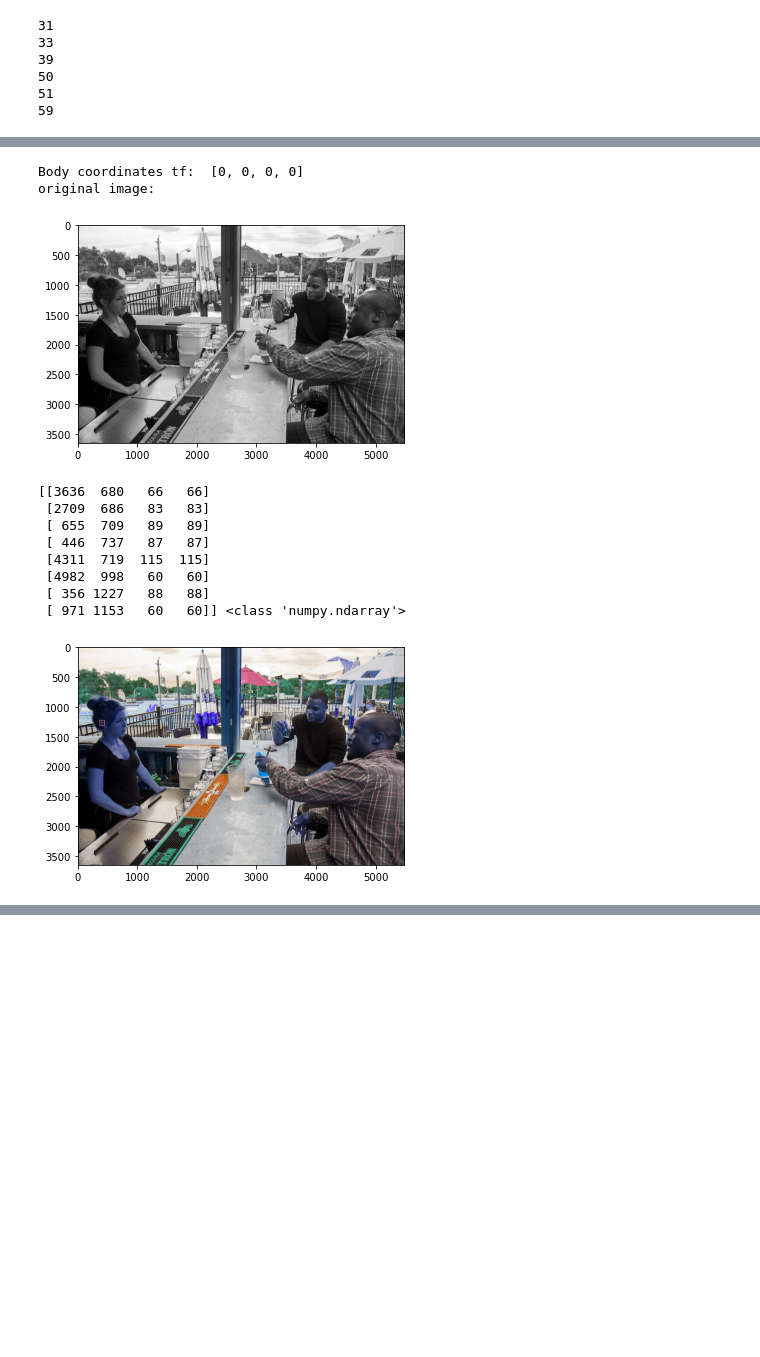
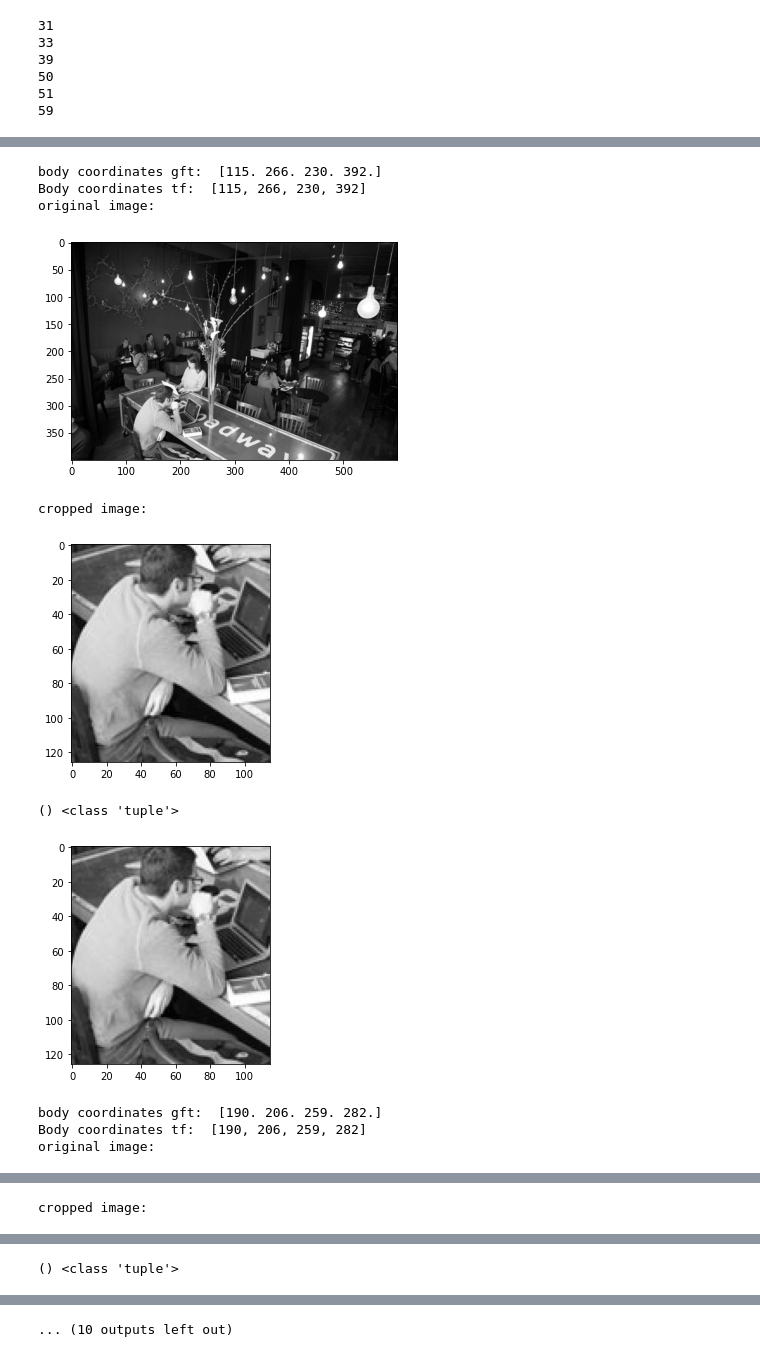
Before and after one commit to nbdesai1992/HumanEmotionRecognition, a Jupyter notebook: facial_tagging_exploration.ipynb, the cells around one changed output, grey strips where cells are left out. Cells and saved outputs as stored; diff of their text form; code cells hidden in the pictures; blank space fills up the shorter version.

```diff
--- a/facial_tagging_exploration.ipynb
+++ b/facial_tagging_exploration.ipynb
@@ -49,3 +117,9 @@ for i,val in enumerate(annotations['train'][:,12][0]):
+# %%
+def runTest(imageNum):
+    data = get_img_path(imageNum)
+    f = get_face_tags(data[0])
+    b = tag_face(data[1], show=True, cropped=False)
+    return(f,b)
 # %%
 # Find sample training images with multiple faces
 for img in range(30,60):
@@ -129,4 +134,0 @@ original image:
-# %%
-def runTest(imageNum):
-    data = get_img_path(39)
-    f = get_face_tags(data[0])
@@ -152,15 +135,14 @@ cropped image:
-# %%
-b = tag_face(data[1], show=True, cropped=False)
-# %% [output]
-Body coordinates tf:  [0, 0, 0, 0]
-original image:
-[figure, removed]
-[[3636  680   66   66]
- [2709  686   83   83]
- [ 655  709   89   89]
- [ 446  737   87   87]
- [4311  719  115  115]
- [4982  998   60   60]
- [ 356 1227   88   88]
- [ 971 1153   60   60]] <class 'numpy.ndarray'>
-[figure, removed]
+# %%
+tup = runTest(50)
+# %% [output]
+body coordinates gft:  [115. 266. 230. 392.]
+Body coordinates tf:  [115, 266, 230, 392]
+original image:
+[figure, added]
+cropped image:
+[figure, added]
+() <class 'tuple'>
+[figure, added]
+body coordinates gft:  [190. 206. 259. 282.]
+Body coordinates tf:  [190, 206, 259, 282]
+original image:
@@ -166,0 +150 @@ original image:
+cropped image:
@@ -166,0 +152 @@ original image:
+() <class 'tuple'>
@@ -166,0 +154 @@ original image:
+... (10 outputs left out)
```
Also changed, not shown: parts of 8 cells of this notebook, 1 other file.
